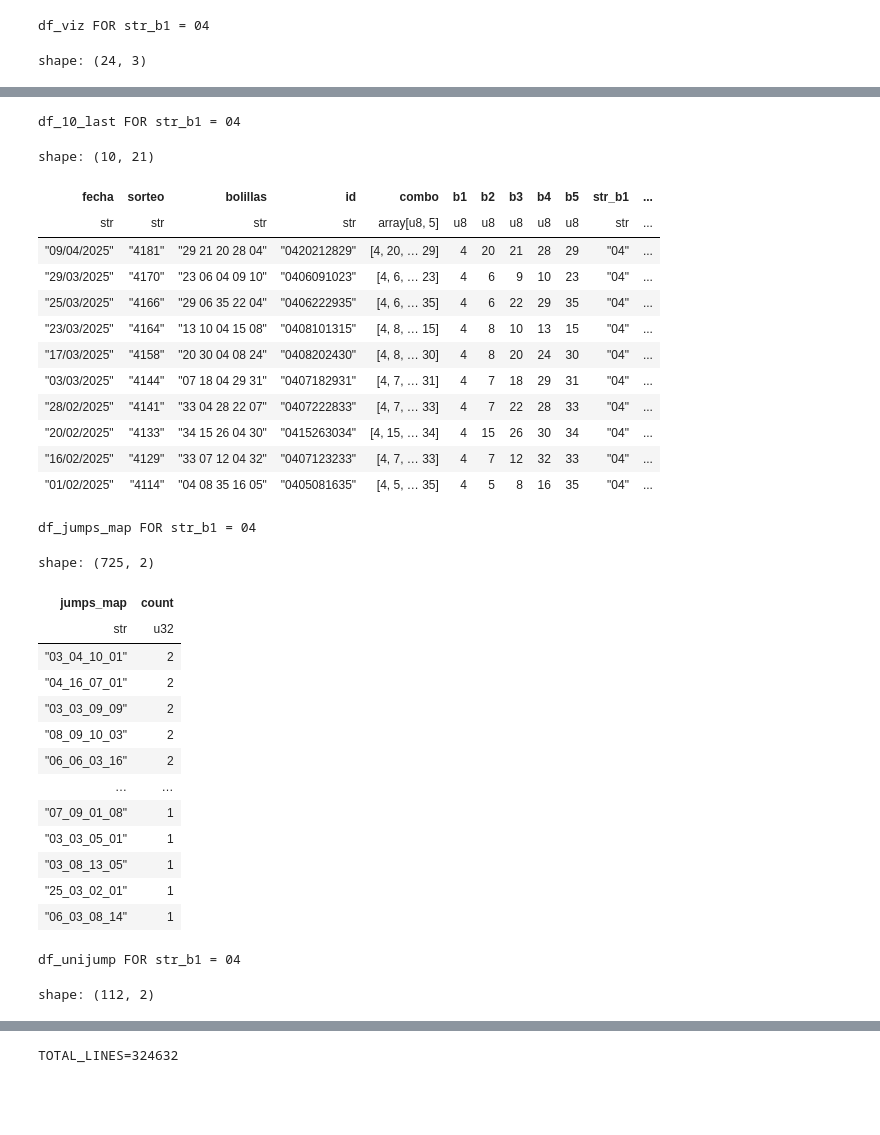
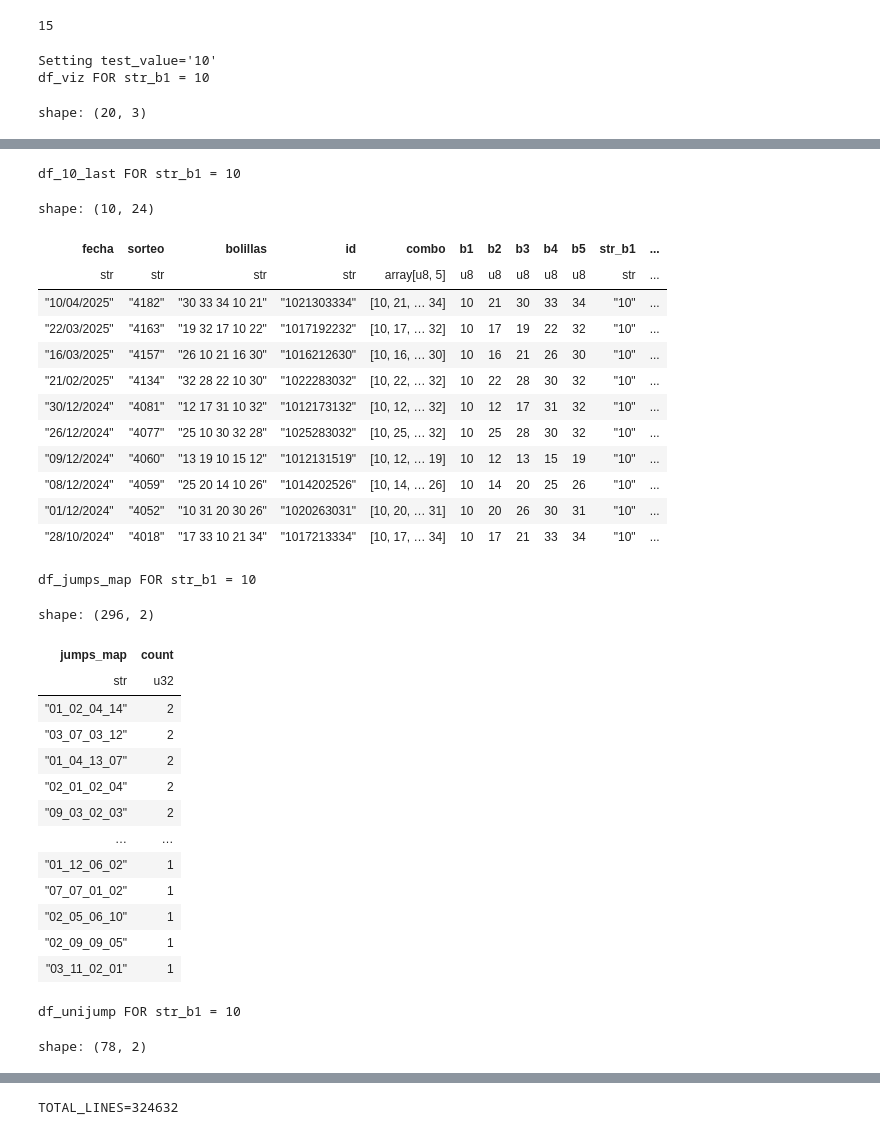
Before and after one commit to coins5/tinkapp.v4, a Jupyter notebook: explore_bolillas_v3_GN.ipynb, the cells around one changed output, grey strips where cells are left out. Saved outputs shown, nothing was run; the diff lists cells and outputs as text; code cells hidden in the pictures; blank space fills up the shorter version.

```diff
--- a/explore_bolillas_v3_GN.ipynb
+++ b/explore_bolillas_v3_GN.ipynb
@@ -43,6 +43,9 @@ rows = tables[1].find_all('tr')
 # %%
 lst = []
 post_str_b1 = None
+post_str_b2 = None
+post_str_b3 = None
+post_str_b4 = None
 post_str_blast = None
 for row in rows:
   cols = [data.text.strip() for data in row.find_all('td')]
@@ -53,6 +56,9 @@ for row in rows:
   cols.extend([b for b in bolillas_int])
   cols.extend(str_combo)
   cols.append(post_str_b1)
+  cols.append(post_str_b2)
+  cols.append(post_str_b3)
+  cols.append(post_str_b4)
   cols.append(post_str_blast)
 
   is_rare, reason = rr.is_rare_combination(bolillas_int, id)
@@ -65,6 +71,9 @@ for row in rows:
   lst.append(cols)
 
   post_str_b1 = str_combo[0]
+  post_str_b2 = str_combo[1]
+  post_str_b3 = str_combo[2]
+  post_str_b4 = str_combo[3]
   post_str_blast = str_combo[-1]
 
 with open('./gn_cahe_v3.json', 'w') as file:
@@ -76,7 +85,7 @@ dfRows = pl.DataFrame(
     'fecha', 'sorteo', 'bolillas',
     'id', 'combo', 'b1', 'b2', 'b3', 'b4', 'b5',
     'str_b1', 'str_b2', 'str_b3', 'str_b4', 'str_b5',
-    'post_str_b1', 'post_str_blast',
+    'post_str_b1', 'post_str_b2', 'post_str_b3', 'post_str_b4', 'post_str_blast',
     'is_rare_combination', 'reason',
     "jumps_map", "unijump"
   ],
@@ -114,6 +123,14 @@ shape: (10, 21)
+# %%
+dfRows.item(0, 'b2')
+# %% [output]
+15
 # %%
 import holoviews as hv
-def plot_post_col (col: str, post_col: str, test_value: str):
+def plot_post_col (col: str, post_col: str, test_value: str | None = None):
+  if test_value == None:
+    test_value = dfRows.item(0, col)
+    print(f'Setting {test_value=}')
+
   df_viz = dfRows \
     .filter(
       pl.col(col) == test_value,
@@ -193,9 +210,10 @@ def plot_post_col (col: str, post_col: str, test_value: str):
 
   return lst_post_str_b, lst_jumps_map
 # %%
-possible_b1, exclude_jump_maps_b1 = plot_post_col(col='str_b1', post_col='post_str_b1', test_value="04")
+possible_b1, exclude_jump_maps_b1 = plot_post_col(col='str_b1', post_col='post_str_b1')
 # %% [output]
-df_viz FOR str_b1 = 04
+Setting test_value='10'
+df_viz FOR str_b1 = 10
-shape: (24, 3)
+shape: (20, 3)
 | post_str_b1 | count | percent |
 | str | u32 | f64 |
@@ -213,34 +231,34 @@ shape: (24, 3)
 [interactive output not drawn]
-df_10_last FOR str_b1 = 04
+df_10_last FOR str_b1 = 10
-shape: (10, 21)
+shape: (10, 24)
 | fecha | sorteo | bolillas | id | combo | b1 | b2 | b3 | b4 | b5 | str_b1 | ... |
 | str | str | str | str | array[u8, 5] | u8 | u8 | u8 | u8 | u8 | str | ... |
-| "09/04/2025" | "4181" | "29 21 20 28 04" | "0420212829" | [4, 20, … 29] | 4 | 20 | 21 | 28 | 29 | "04" | ... |
-| "29/03/2025" | "4170" | "23 06 04 09 10" | "0406091023" | [4, 6, … 23] | 4 | 6 | 9 | 10 | 23 | "04" | ... |
-| "25/03/2025" | "4166" | "29 06 35 22 04" | "0406222935" | [4, 6, … 35] | 4 | 6 | 22 | 29 | 35 | "04" | ... |
-| "23/03/2025" | "4164" | "13 10 04 15 08" | "0408101315" | [4, 8, … 15] | 4 | 8 | 10 | 13 | 15 | "04" | ... |
-| "17/03/2025" | "4158" | "20 30 04 08 24" | "0408202430" | [4, 8, … 30] | 4 | 8 | 20 | 24 | 30 | "04" | ... |
-| "03/03/2025" | "4144" | "07 18 04 29 31" | "0407182931" | [4, 7, … 31] | 4 | 7 | 18 | 29 | 31 | "04" | ... |
-| "28/02/2025" | "4141" | "33 04 28 22 07" | "0407222833" | [4, 7, … 33] | 4 | 7 | 22 | 28 | 33 | "04" | ... |
-| "20/02/2025" | "4133" | "34 15 26 04 30" | "0415263034" | [4, 15, … 34] | 4 | 15 | 26 | 30 | 34 | "04" | ... |
-| "16/02/2025" | "4129" | "33 07 12 04 32" | "0407123233" | [4, 7, … 33] | 4 | 7 | 12 | 32 | 33 | "04" | ... |
-| "01/02/2025" | "4114" | "04 08 35 16 05" | "0405081635" | [4, 5, … 35] | 4 | 5 | 8 | 16 | 35 | "04" | ... |
+| "10/04/2025" | "4182" | "30 33 34 10 21" | "1021303334" | [10, 21, … 34] | 10 | 21 | 30 | 33 | 34 | "10" | ... |
+| "22/03/2025" | "4163" | "19 32 17 10 22" | "1017192232" | [10, 17, … 32] | 10 | 17 | 19 | 22 | 32 | "10" | ... |
+| "16/03/2025" | "4157" | "26 10 21 16 30" | "1016212630" | [10, 16, … 30] | 10 | 16 | 21 | 26 | 30 | "10" | ... |
+| "21/02/2025" | "4134" | "32 28 22 10 30" | "1022283032" | [10, 22, … 32] | 10 | 22 | 28 | 30 | 32 | "10" | ... |
+| "30/12/2024" | "4081" | "12 17 31 10 32" | "1012173132" | [10, 12, … 32] | 10 | 12 | 17 | 31 | 32 | "10" | ... |
+| "26/12/2024" | "4077" | "25 10 30 32 28" | "1025283032" | [10, 25, … 32] | 10 | 25 | 28 | 30 | 32 | "10" | ... |
+| "09/12/2024" | "4060" | "13 19 10 15 12" | "1012131519" | [10, 12, … 19] | 10 | 12 | 13 | 15 | 19 | "10" | ... |
+| "08/12/2024" | "4059" | "25 20 14 10 26" | "1014202526" | [10, 14, … 26] | 10 | 14 | 20 | 25 | 26 | "10" | ... |
+| "01/12/2024" | "4052" | "10 31 20 30 26" | "1020263031" | [10, 20, … 31] | 10 | 20 | 26 | 30 | 31 | "10" | ... |
+| "28/10/2024" | "4018" | "17 33 10 21 34" | "1017213334" | [10, 17, … 34] | 10 | 17 | 21 | 33 | 34 | "10" | ... |
-df_jumps_map FOR str_b1 = 04
+df_jumps_map FOR str_b1 = 10
-shape: (725, 2)
+shape: (296, 2)
 | jumps_map | count |
 | str | u32 |
-| "03_04_10_01" | 2 |
-| "04_16_07_01" | 2 |
-| "03_03_09_09" | 2 |
-| "08_09_10_03" | 2 |
-| "06_06_03_16" | 2 |
+| "01_02_04_14" | 2 |
+| "03_07_03_12" | 2 |
+| "01_04_13_07" | 2 |
+| "02_01_02_04" | 2 |
+| "09_03_02_03" | 2 |
 | … | … |
-| "07_09_01_08" | 1 |
-| "03_03_05_01" | 1 |
-| "03_08_13_05" | 1 |
-| "25_03_02_01" | 1 |
-| "06_03_08_14" | 1 |
+| "01_12_06_02" | 1 |
+| "07_07_01_02" | 1 |
+| "02_05_06_10" | 1 |
+| "02_09_09_05" | 1 |
+| "03_11_02_01" | 1 |
-df_unijump FOR str_b1 = 04
+df_unijump FOR str_b1 = 10
-shape: (112, 2)
+shape: (78, 2)
 | unijump | count |
 | i64 | u32 |
```
Also changed, not shown: parts of 9 cells of this notebook.
